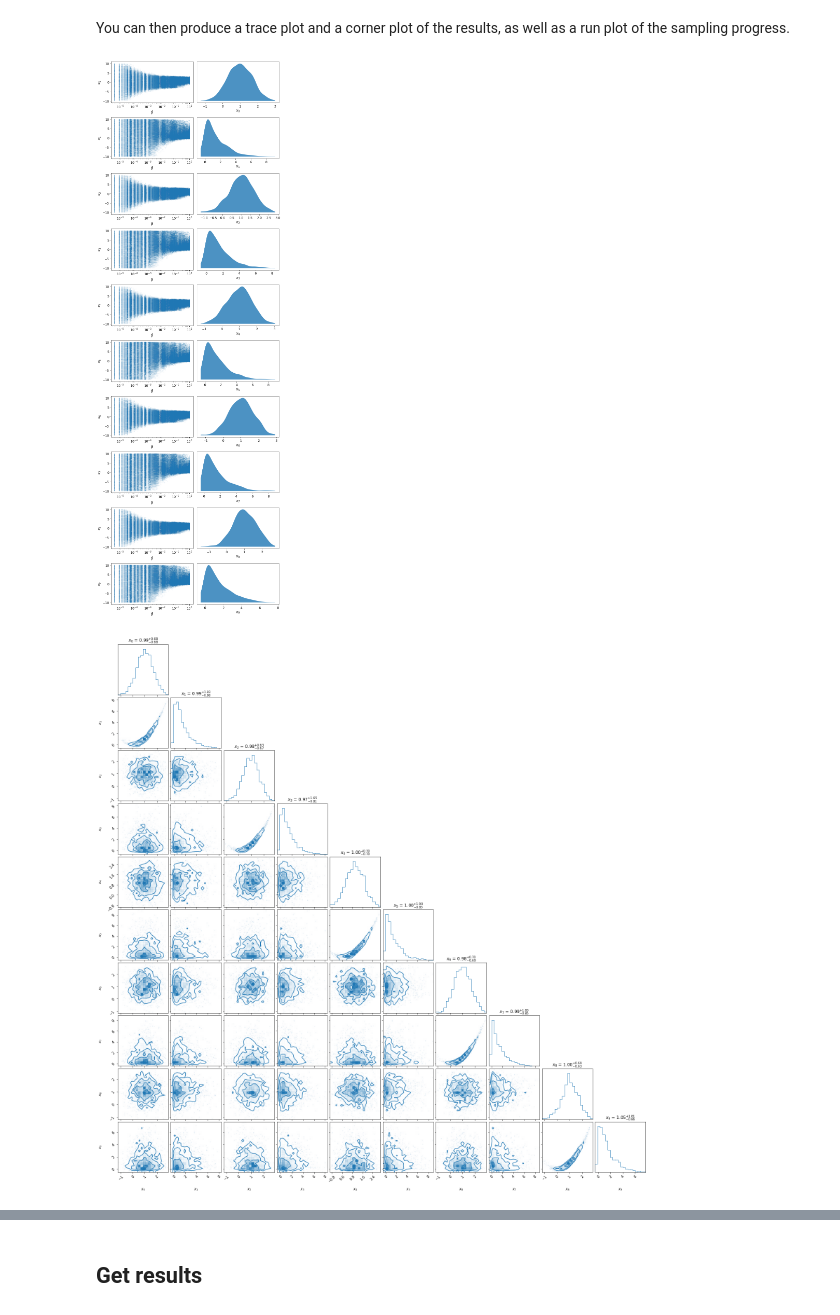
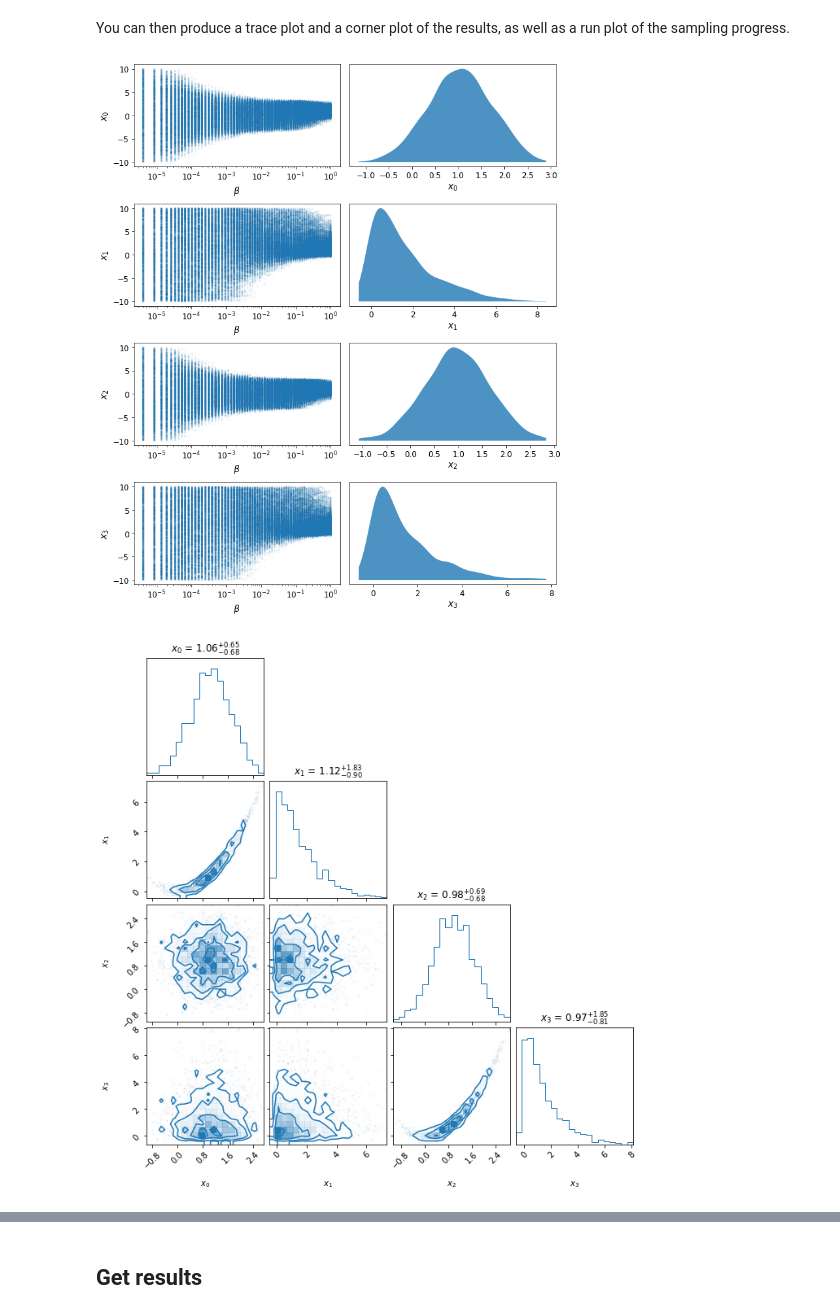
Before and after one commit to minaskar/pocomc, a Jupyter notebook: docs/source/pages/quickstart.ipynb, the cells around one changed output, grey strips where cells are left out. Cells and saved outputs as stored; diff of their text form; code cells hidden in the pictures.

```diff
--- a/docs/source/pages/quickstart.ipynb
+++ b/docs/source/pages/quickstart.ipynb
@@ -65,17 +65,17 @@ You can then produce a trace plot and a corner plot of the results, as well as a
 # %%
 import matplotlib.pyplot as plt
 
 # Trace plot
-pc.plotting.trace(results)
+pc.plotting.trace(results, dims=[0,1,2,3])
 plt.show()
 # %% [output]
-[figure, old version]
+[figure, new version]
 # %%
 # Corner plot
-pc.plotting.corner(results, labels=[r"$x_{%s}$"%i for i in range(ndim)])
+pc.plotting.corner(results, dims=[0,1,2,3])
 plt.show()
 # %% [output]
-[figure, old version]
+[figure, new version]
 # %%
 # Run plot
 pc.plotting.run(results)
```
Also changed, not shown: parts of 3 cells of this notebook, 11 other files.
